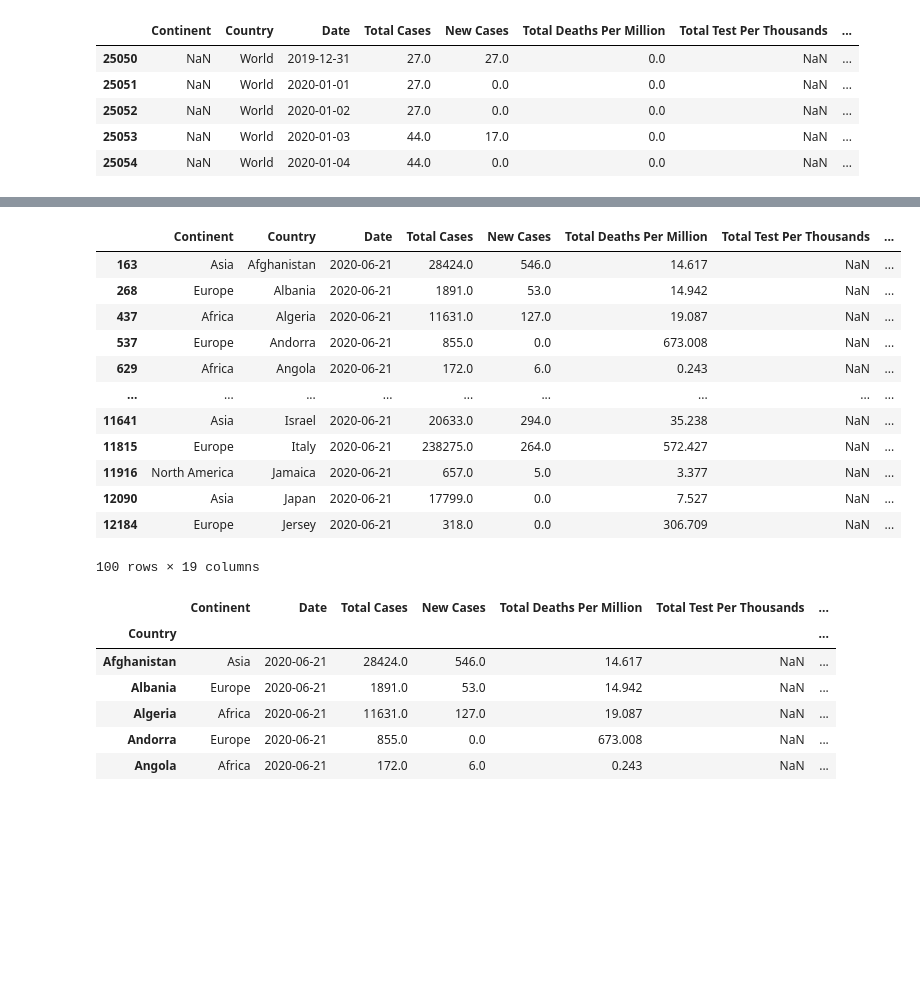
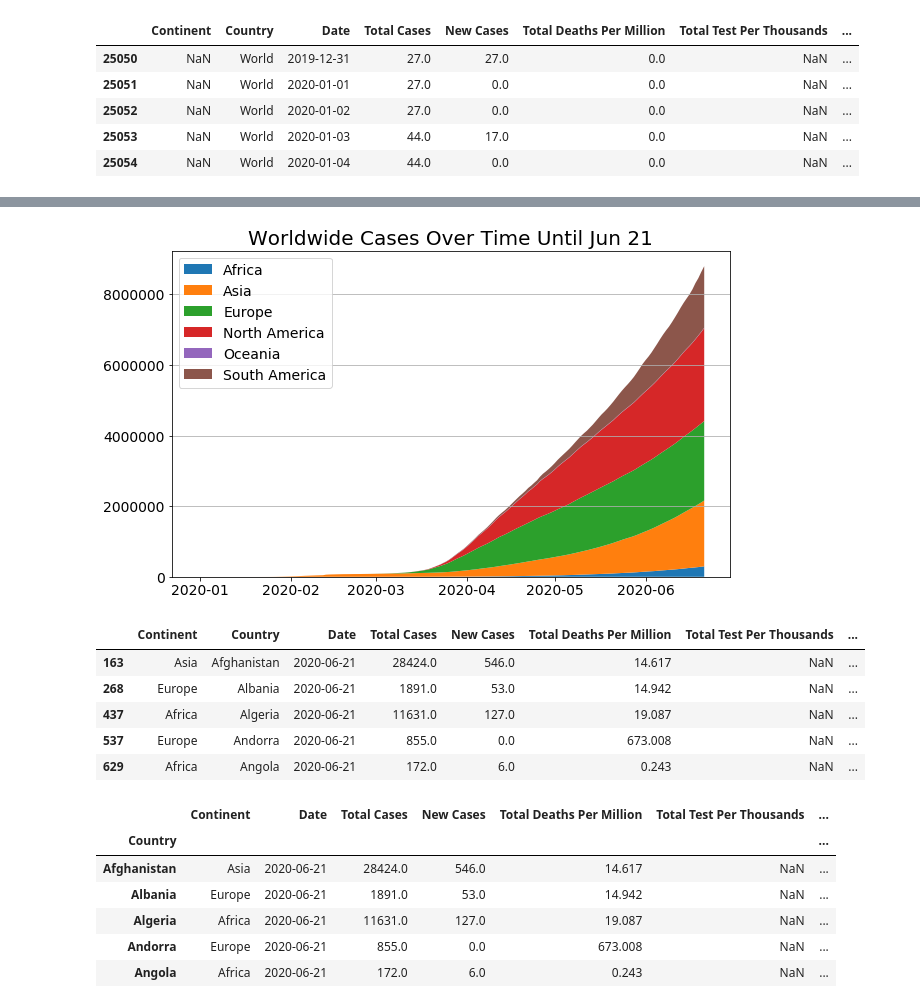
Before and after one commit to M-Agami/META-B, a Jupyter notebook: Coding/Coronavirus.ipynb, the cells around one changed output, grey strips where cells are left out. Drawn from its saved outputs; the diff is of its cells as text; code cells hidden in the pictures; blank space fills up the shorter version.

```diff
--- a/Coding/Coronavirus.ipynb
+++ b/Coding/Coronavirus.ipynb
@@ -196,23 +219,39 @@ plt.show()
+# %%
+dates = world_data['Date'].values.tolist()
+world_cases=world_data['Total Cases'].values.tolist()
+dates_values = [datetime.datetime.strptime(d,"%Y-%m-%d").date() for d in dates]
+x=dates_values
+
+
+
+y=np.vstack([africa_cases_list, asia_cases_list, europe_cases_list,
+             north_america_cases_list,oceania_cases_list, south_america_cases_list])
+labels=["Africa","Asia","Europe","North America","Oceania","South America"]
+
+fig, ax = plt.subplots(figsize=(10,6))
+
+ax.stackplot(x, y, labels=labels)
+ax.legend(loc='upper left', fontsize=14)
+ax.set_title("Worldwide Cases Over Time Until Jun 21", fontsize=20)
+ax.yaxis.grid()
+fig.savefig('Worldwide Cases2.png', dpi=400)
+plt.tick_params(axis='both', which='major', labelsize=14)
+plt.show()
+# %% [output]
+[figure, added]
 # %%
 countries_data = combined_df[(combined_df['Date']=='2020-06-21') & (combined_df['Country']!='World')]
 # countries_cases_0622=
 countries_list = countries_data['Country'].values.tolist()
 # countries_list
-countries_data.head(100)
+countries_data.head()
 # %% [output]
 |  | Continent | Country | Date | Total Cases | New Cases | Total Deaths Per Million | Total Test Per Thousands | ... |
 | 163 | Asia | Afghanistan | 2020-06-21 | 28424.0 | 546.0 | 14.617 | NaN | ... |
 | 268 | Europe | Albania | 2020-06-21 | 1891.0 | 53.0 | 14.942 | NaN | ... |
 | 437 | Africa | Algeria | 2020-06-21 | 11631.0 | 127.0 | 19.087 | NaN | ... |
 | 537 | Europe | Andorra | 2020-06-21 | 855.0 | 0.0 | 673.008 | NaN | ... |
 | 629 | Africa | Angola | 2020-06-21 | 172.0 | 6.0 | 0.243 | NaN | ... |
-| ... | ... | ... | ... | ... | ... | ... | ... | ... |
-| 11641 | Asia | Israel | 2020-06-21 | 20633.0 | 294.0 | 35.238 | NaN | ... |
-| 11815 | Europe | Italy | 2020-06-21 | 238275.0 | 264.0 | 572.427 | NaN | ... |
-| 11916 | North America | Jamaica | 2020-06-21 | 657.0 | 5.0 | 3.377 | NaN | ... |
-| 12090 | Asia | Japan | 2020-06-21 | 17799.0 | 0.0 | 7.527 | NaN | ... |
-| 12184 | Europe | Jersey | 2020-06-21 | 318.0 | 0.0 | 306.709 | NaN | ... |
-100 rows × 19 columns
 # %%
 countries_data=countries_data.set_index('Country')
 countries_data.head()
```
Also changed, not shown: parts of 8 cells of this notebook.
